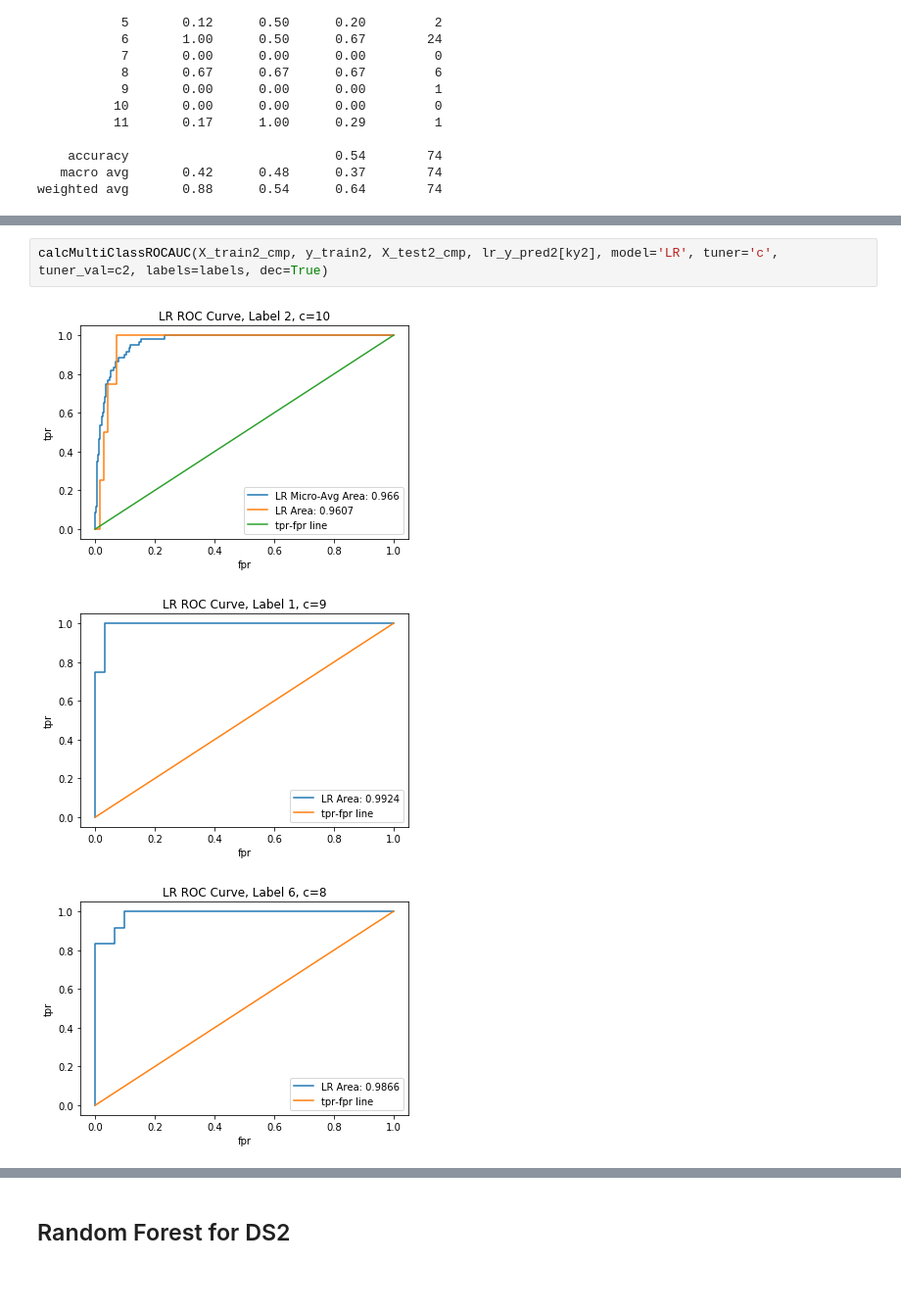
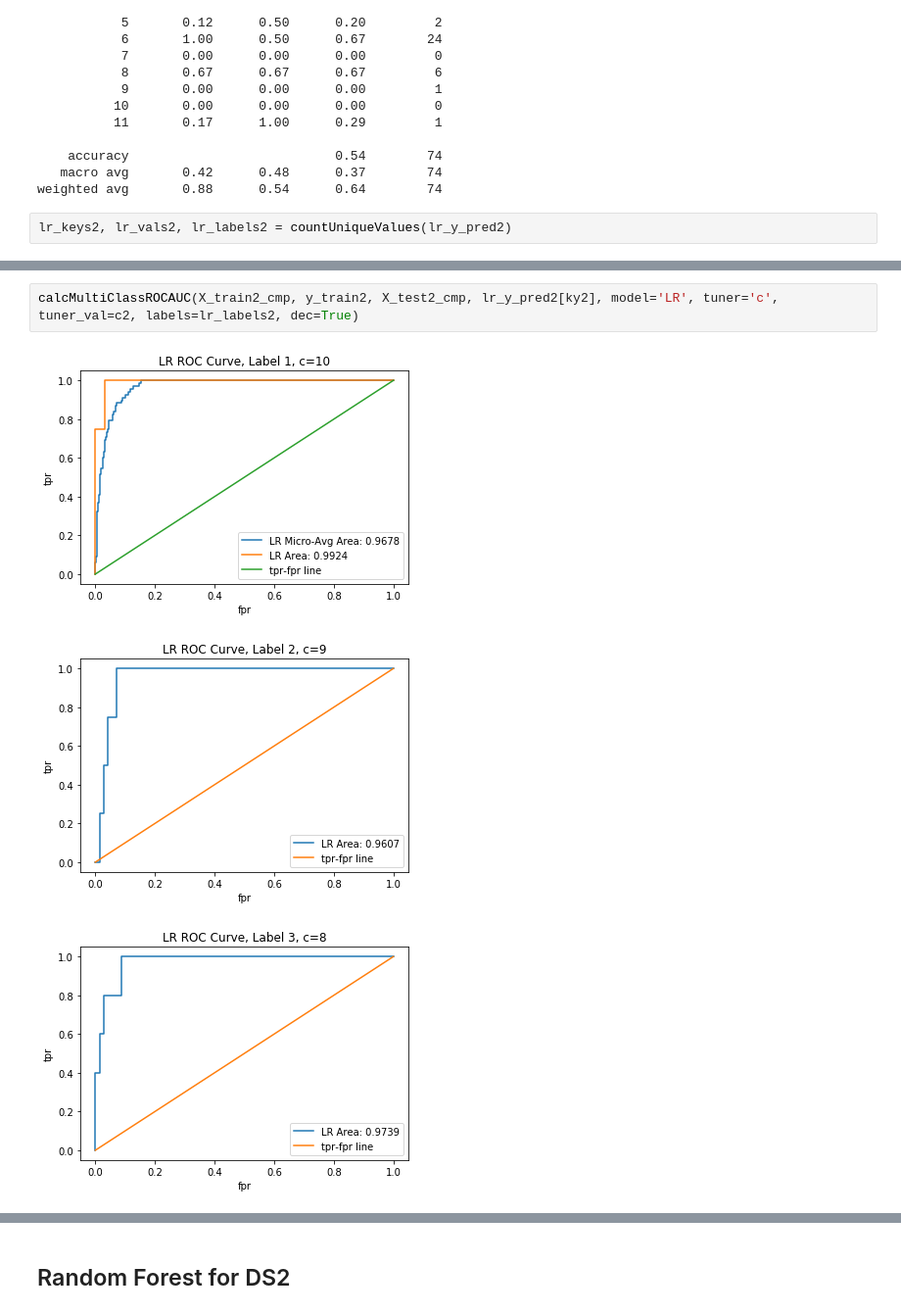
Before and after one commit to bnonni/ML_Project, a Jupyter notebook: Bryan/1P/DS1_DS5.ipynb, the cells around one changed output, grey strips where cells are left out. Shown at 98% size. Drawn from its saved outputs; the diff is of its cells as text; blank space fills up the shorter version.

```diff
--- a/Bryan/1P/DS1_DS5.ipynb
+++ b/Bryan/1P/DS1_DS5.ipynb
@@ -265,3 +285,5 @@ print(f'\n\t   Logistic Regression Classification Report C={ky2}\n\n{lr_cr2[ky2]
     accuracy                           0.54        74
    macro avg       0.42      0.48      0.37        74
 weighted avg       0.88      0.54      0.64        74
+# %%
+lr_keys2, lr_vals2, lr_labels2 = countUniqueValues(lr_y_pred2)
@@ -268,6 +308,6 @@ weighted avg       0.88      0.54      0.64        74
 # %%
-calcMultiClassROCAUC(X_train2_cmp, y_train2, X_test2_cmp, lr_y_pred2[ky2], model='LR', tuner='c', tuner_val=c2, labels=labels, dec=True)
+calcMultiClassROCAUC(X_train2_cmp, y_train2, X_test2_cmp, lr_y_pred2[ky2], model='LR', tuner='c', tuner_val=c2, labels=lr_labels2, dec=True)
 # %% [output]
-[figure, old version]
+[figure, new version]
-[figure, old version]
+[figure, new version]
-[figure, old version]
+[figure, new version]
```
Also changed, not shown: parts of 12 cells of this notebook, 2 other files.
